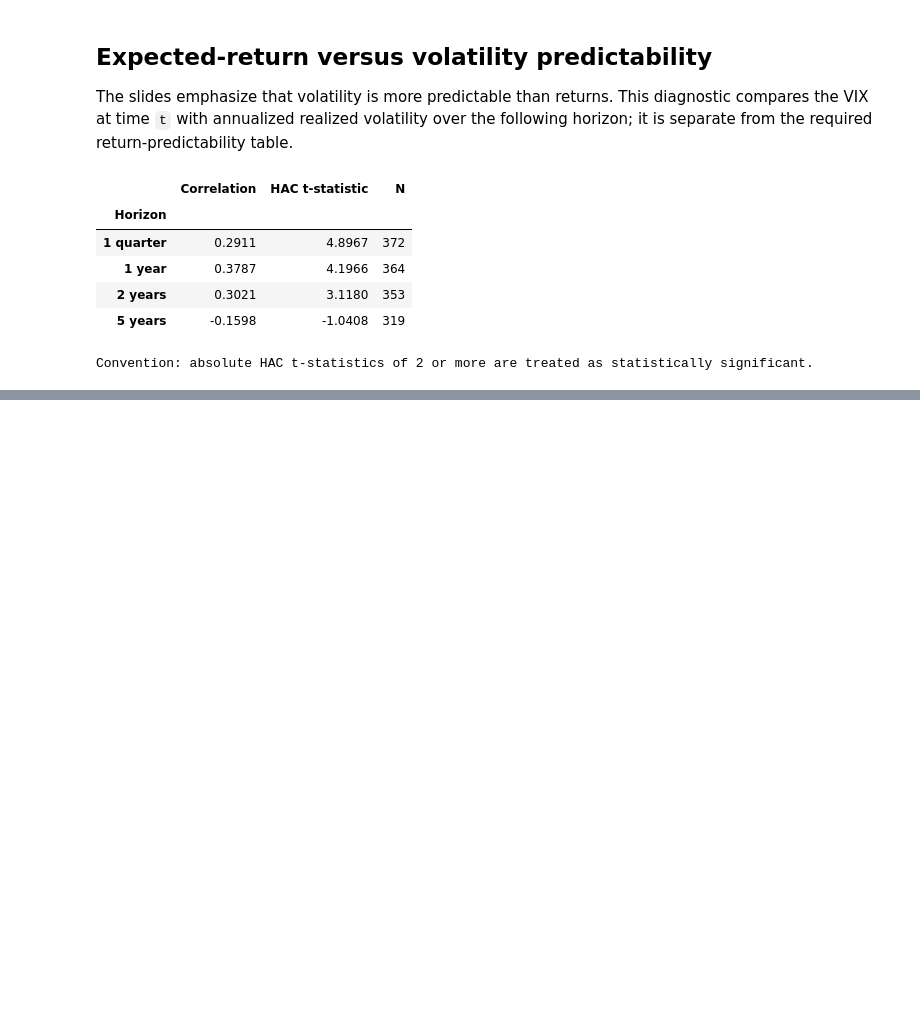
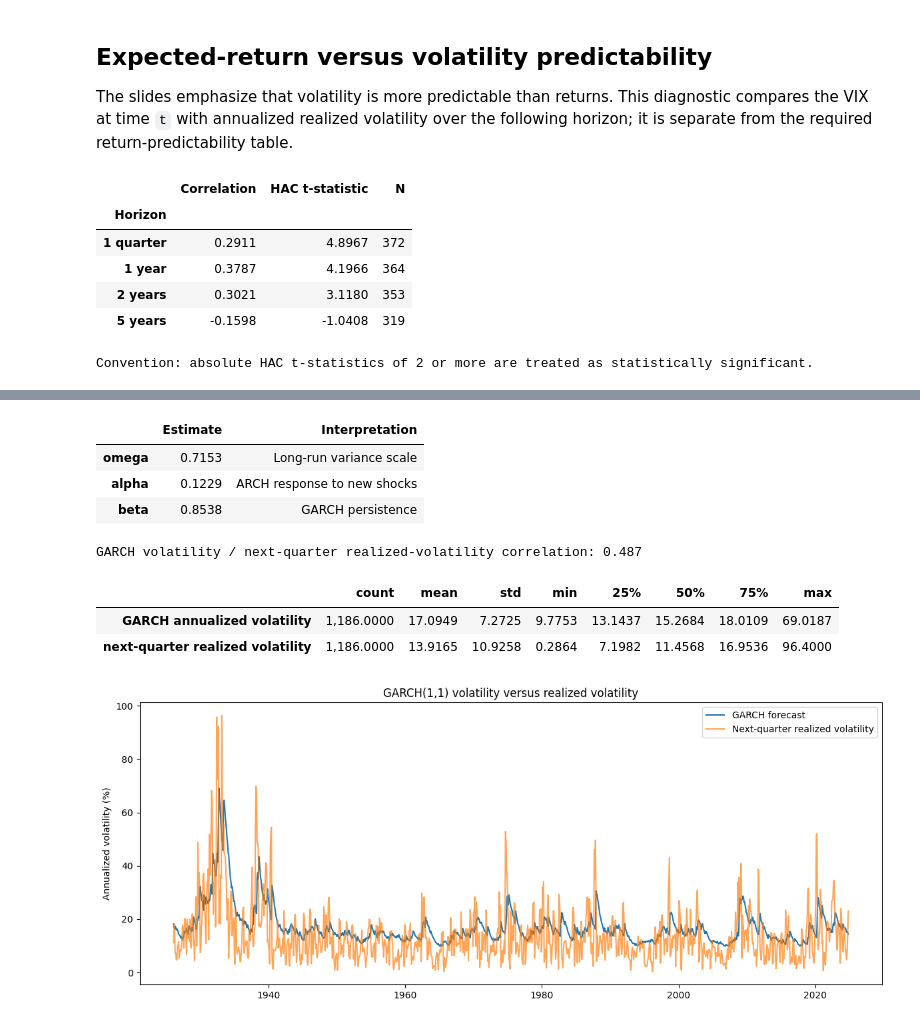
Before and after one commit to Chara1236/CFM301, a Jupyter notebook: Market Return Predictors/predictors.ipynb, the cells around one changed output, grey strips where cells are left out. Drawn from its saved outputs; the diff is of its cells as text; code cells hidden in the pictures; blank space fills up the shorter version.

```diff
--- a/Market Return Predictors/predictors.ipynb
+++ b/Market Return Predictors/predictors.ipynb
@@ -215,0 +280,54 @@ Convention: absolute HAC t-statistics of 2 or more are treated as statistically
+# %%
+from scipy.optimize import minimize
+
+garch_returns = data['market_total_return'].dropna() * 100
+
+def garch_variance(parameters, values):
+    omega, alpha, beta = parameters
+    variance = np.empty(len(values))
+    variance[0] = np.var(values)
+    for i in range(1, len(values)):
+        variance[i] = omega + alpha * values.iloc[i - 1] ** 2 + beta * variance[i - 1]
+    return variance
+
+def garch_objective(parameters, values):
+    omega, alpha, beta = parameters
+    if omega <= 0 or alpha < 0 or beta < 0 or alpha + beta >= 0.999:
+        return 1e12
+    variance = garch_variance(parameters, values)
+    return 0.5 * np.sum(np.log(variance) + values.to_numpy() ** 2 / variance)
+
+initial = [0.05 * garch_returns.var(), 0.08, 0.90]
+fit = minimize(garch_objective, initial, args=(garch_returns,), method='Nelder-Mead', options={'maxiter': 10000, 'xatol': 1e-10})
+if not fit.success:
+    raise RuntimeError(f'GARCH estimation failed: {fit.message}')
+garch_parameters = pd.Series(fit.x, index=['omega', 'alpha', 'beta'])
+conditional_volatility = pd.Series(np.sqrt(garch_variance(fit.x, garch_returns)) * np.sqrt(12), index=garch_returns.index, name='GARCH annualized volatility')
+realized_volatility = data['market_total_return'].rolling(3, min_periods=3).std(ddof=1).shift(-2) * np.sqrt(12) * 100
+volatility_comparison = pd.concat([conditional_volatility, realized_volatility.rename('next-quarter realized volatility')], axis=1).dropna()
+garch_summary = pd.DataFrame({
+    'Estimate': garch_parameters,
+    'Interpretation': ['Long-run variance scale', 'ARCH response to new shocks', 'GARCH persistence']
+})
+display(garch_summary)
+print(f'GARCH volatility / next-quarter realized-volatility correlation: {volatility_comparison.iloc[:, 0].corr(volatility_comparison.iloc[:, 1]):.3f}')
+display(volatility_comparison.describe().T)
+
+fig, ax = plt.subplots(figsize=(12, 5))
+ax.plot(volatility_comparison.index, volatility_comparison.iloc[:, 0], label='GARCH forecast')
+ax.plot(volatility_comparison.index, volatility_comparison.iloc[:, 1], label='Next-quarter realized volatility', alpha=0.7)
+ax.set_ylabel('Annualized volatility (%)')
+ax.set_title('GARCH(1,1) volatility versus realized volatility')
+ax.legend()
+fig.tight_layout()
+plt.show()
+# %% [output]
+|  | Estimate | Interpretation |
+| omega | 0.7153 | Long-run variance scale |
+| alpha | 0.1229 | ARCH response to new shocks |
+| beta | 0.8538 | GARCH persistence |
+GARCH volatility / next-quarter realized-volatility correlation: 0.487
+|  | count | mean | std | min | 25% | 50% | 75% | max |
+| GARCH annualized volatility | 1,186.0000 | 17.0949 | 7.2725 | 9.7753 | 13.1437 | 15.2684 | 18.0109 | 69.0187 |
+| next-quarter realized volatility | 1,186.0000 | 13.9165 | 10.9258 | 0.2864 | 7.1982 | 11.4568 | 16.9536 | 96.4000 |
+[figure, added]
```
Also changed, not shown: parts of 7 cells of this notebook.
